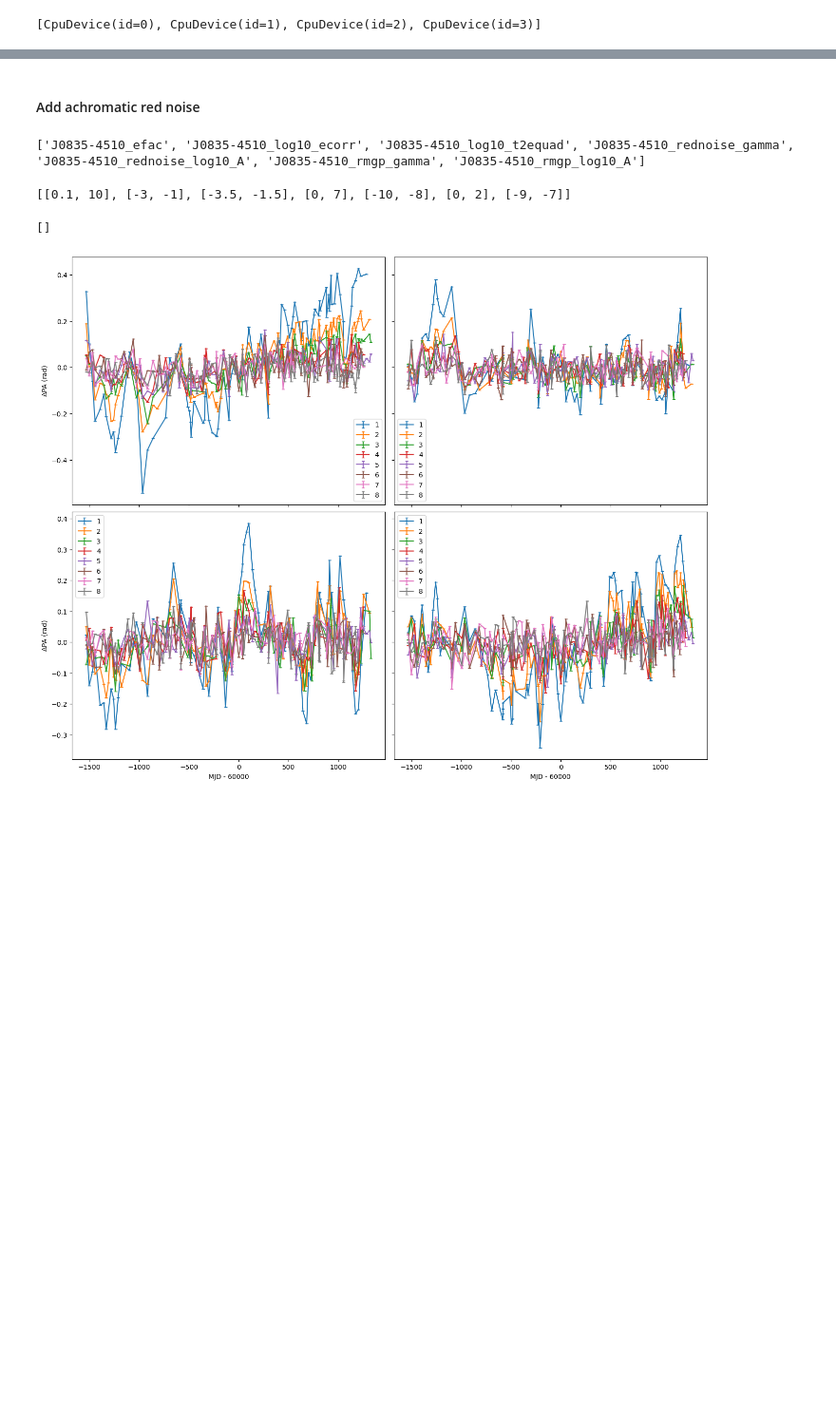
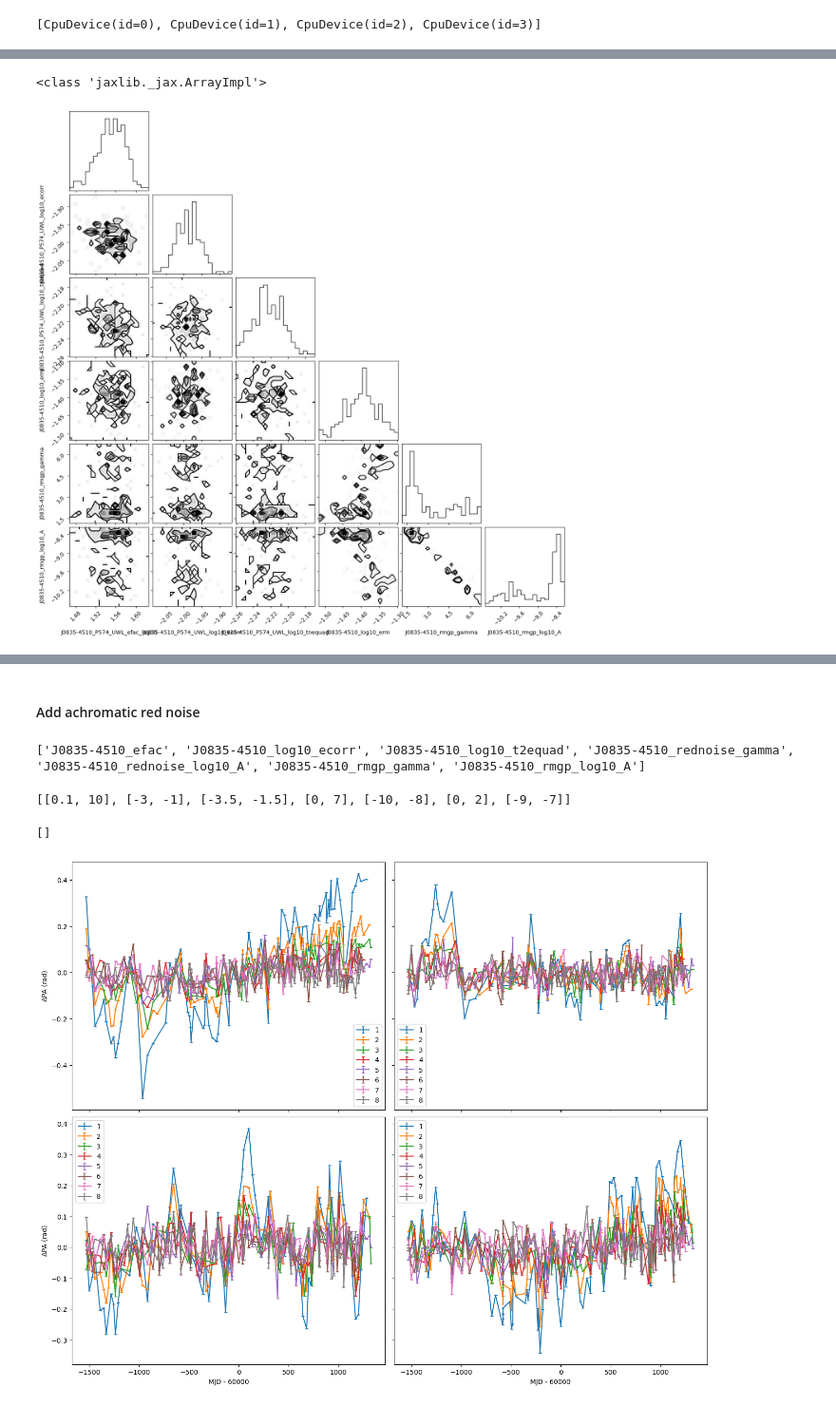
Before and after one commit to JacksonJMB/discovery-ppa, a Jupyter notebook: examples/ppa_J0835-4510.ipynb, the cells around one changed output, grey strips where cells are left out. Shown at 95% size. Drawn from its saved outputs; the diff is of its cells as text; code cells hidden in the pictures; blank space fills up the shorter version.

```diff
--- a/examples/ppa_J0835-4510.ipynb
+++ b/examples/ppa_J0835-4510.ipynb
@@ -609,0 +637,17 @@ plt.plot()
+# %%
+n_chains = 1
+mcmc = infer.MCMC(infer.NUTS(numpyro_model), num_chains=n_chains,
+                     num_warmup=100, num_samples=200)
+mcmc.run(jax.random.PRNGKey(43))
+# %%
+raw_samples = mcmc.get_samples()['raw']
+print(len(raw_samples))
+
+p_fit = {}
+for i, name in enumerate(logL.params):
+    col = raw_samples[:, i]
+    print(f'{name:30s} mean={col.mean():+.3f}  std={col.std():.3f}  bounds={bounds[i]}')
+    p_fit[name] = col.mean()
+
+print(p_fit)
+print(f'{logL(p_fit):e}')
@@ -609,0 +664,7 @@ plt.plot()
+# %%
+figure = corner.corner(
+    np.array(raw_samples),
+    labels=logL.params
+    )
+print(type(raw_samples))
+# %% [output]
@@ -609,0 +681,2 @@ plt.plot()
+<class 'jaxlib._jax.ArrayImpl'>
+[figure, added]
```
Also changed, not shown: parts of 28 cells of this notebook, 9 other files.
